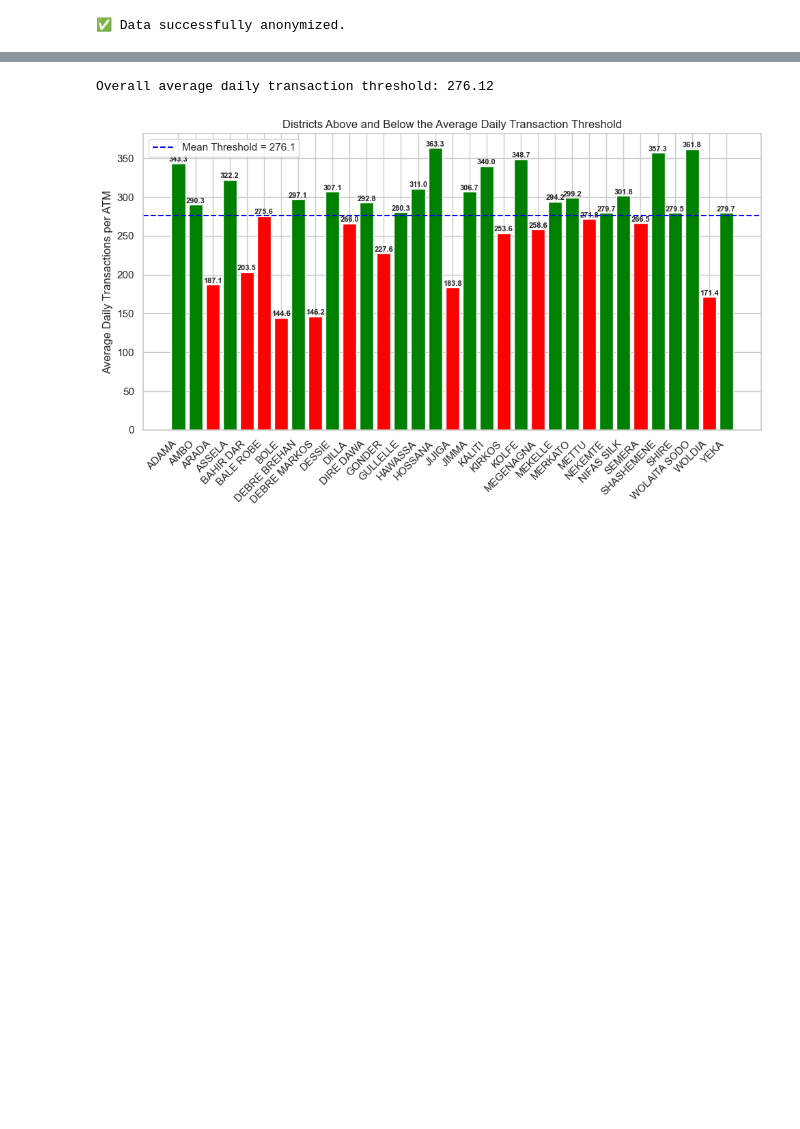
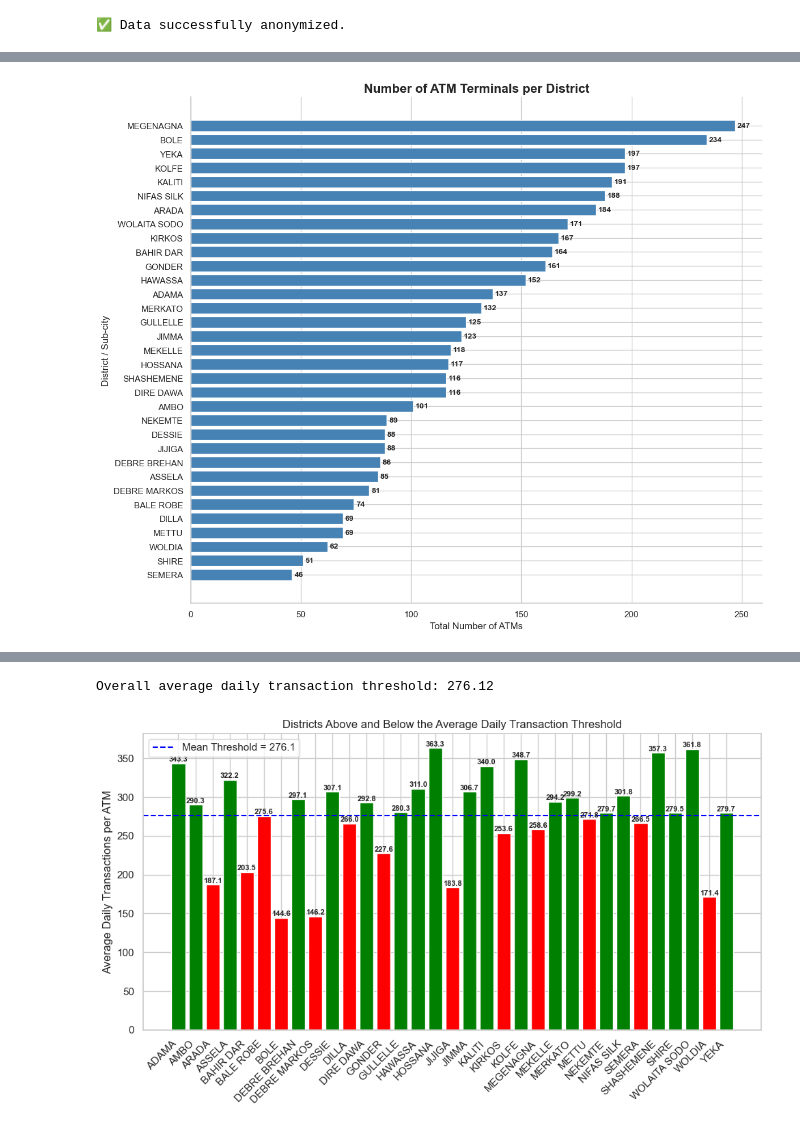
Before and after one commit to surafelasfawosen/atm-pos-performance-analysis-of-Bank, a Jupyter notebook: ATM_POS_Advanced_Analysis.ipynb, the cells around one changed output, grey strips where cells are left out. Saved outputs shown, nothing was run; the diff lists cells and outputs as text; code cells hidden in the pictures; blank space fills up the shorter version.

```diff
--- a/ATM_POS_Advanced_Analysis.ipynb
+++ b/ATM_POS_Advanced_Analysis.ipynb
@@ -51,8 +57,8 @@ def anonymize_data(df):
     df = df.copy()
     # Replace known proprietary strings in all object columns
     for col in df.select_dtypes(include=['object']).columns:
-        df[col] = df[col].astype(str).str.replace(r'(?i)cbebirr', 'MOBILE_WALLET', regex=True)
-        df[col] = df[col].astype(str).str.replace(r'(?i)cbe', 'BANK', regex=True)
+        df[col] = df[col].astype(str).str.replace(r'(?i)******', 'MOBILE_WALLET', regex=True)
+        df[col] = df[col].astype(str).str.replace(r'(?i)*****', 'BANK', regex=True)
     return df
 
 atm_df = anonymize_data(atm_df)
@@ -66,0 +141,29 @@ Here we explore the basic performance of the ATM network.
+# %%
+import matplotlib.pyplot as plt
+
+# 1. Calculate and sort unique terminals per district
+terminals_per_district = atm_df.groupby('DISTRICTNAME')['TERMINAL_ID'].nunique().sort_values(ascending=True)
+
+# 2. Setup the plot
+fig, ax = plt.subplots(figsize=(12, 10))
+bars = ax.barh(terminals_per_district.index, terminals_per_district.values, color='steelblue')
+
+# 3. Add the exact count to the end of each bar
+for bar in bars:
+    width = bar.get_width()
+    ax.text(width + 1, bar.get_y() + bar.get_height()/2, f'{int(width)}',
+            va='center', fontsize=10, fontweight='bold')
+
+# 4. Styling
+plt.title("Number of ATM Terminals per District", fontsize=16, fontweight='bold')
+plt.xlabel("Total Number of ATMs", fontsize=12)
+plt.ylabel("District / Sub-city", fontsize=12)
+
+# Remove top and right borders for a cleaner look
+ax.spines['top'].set_visible(False)
+ax.spines['right'].set_visible(False)
+
+plt.tight_layout()
+plt.show()
+# %% [output]
+[figure, added]
```
Also changed, not shown: parts of 28 cells of this notebook.
